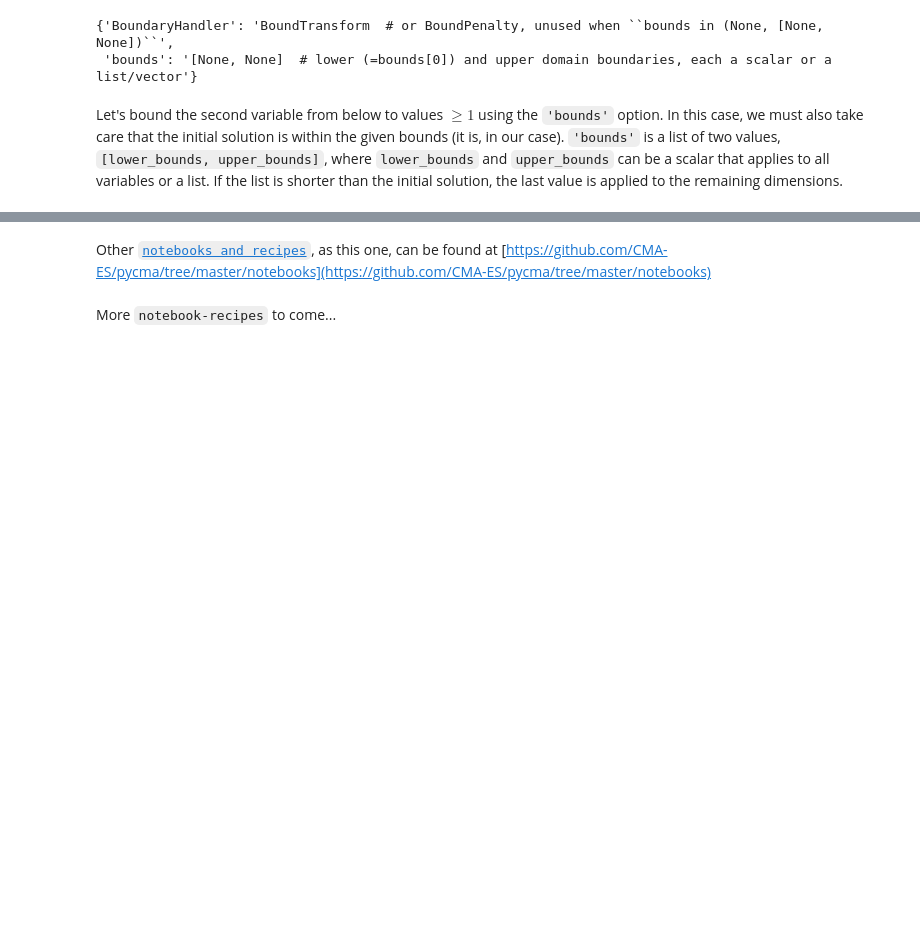
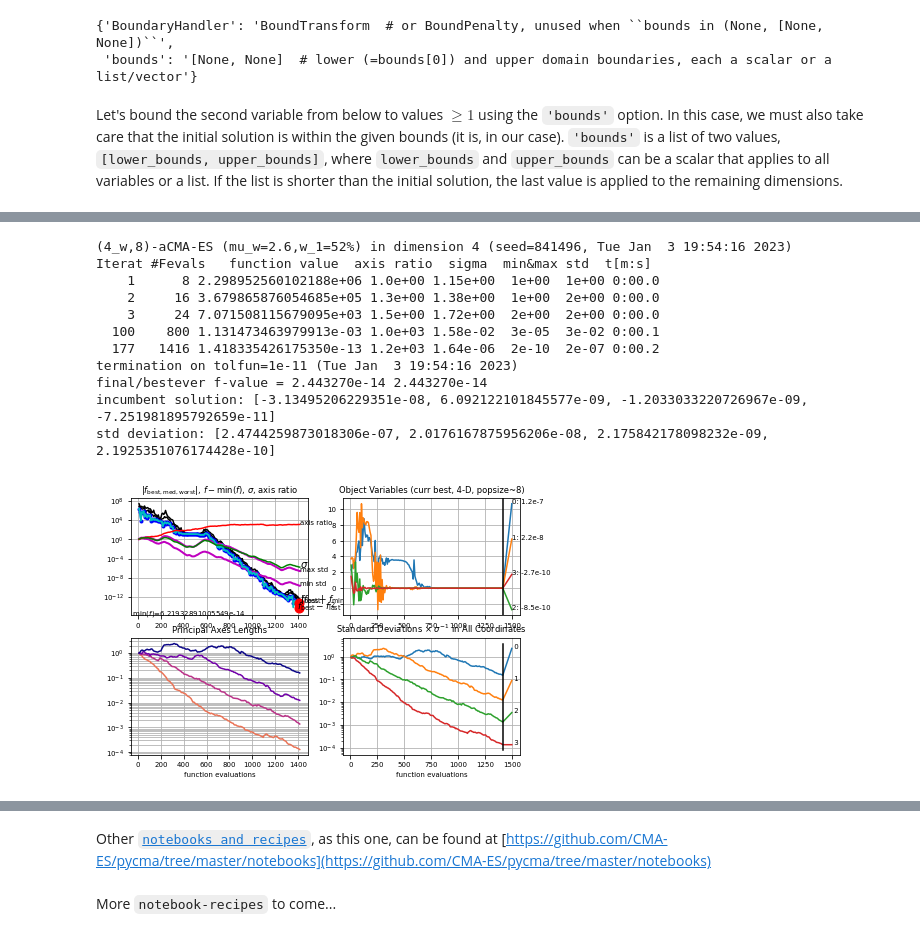
Before and after one commit to CMA-ES/pycma, a Jupyter notebook: notebooks/notebook-usecases-basics.ipynb, the cells around one changed output, grey strips where cells are left out. Saved outputs shown, nothing was run; the diff lists cells and outputs as text; code cells hidden in the pictures; blank space fills up the shorter version.

```diff
--- a/notebooks/notebook-usecases-basics.ipynb
+++ b/notebooks/notebook-usecases-basics.ipynb
@@ -97,0 +153,17 @@ es.plot(xsemilog=True, x_opt=[0, 1] + (len(x0) - 2) * [0]);
+# %%
+xopt, es = cma.fmin2(fun, x0, sigma0,
+                     {'AdaptSigma': cma.sigma_adaptation.CMAAdaptSigmaTPA})
+cma.plot();
+# %% [output]
+(4_w,8)-aCMA-ES (mu_w=2.6,w_1=52%) in dimension 4 (seed=841496, Tue Jan  3 19:54:16 2023)
+Iterat #Fevals   function value  axis ratio  sigma  min&max std  t[m:s]
+    1      8 2.298952560102188e+06 1.0e+00 1.15e+00  1e+00  1e+00 0:00.0
+    2     16 3.679865876054685e+05 1.3e+00 1.38e+00  1e+00  2e+00 0:00.0
+    3     24 7.071508115679095e+03 1.5e+00 1.72e+00  2e+00  2e+00 0:00.0
+  100    800 1.131473463979913e-03 1.0e+03 1.58e-02  3e-05  3e-02 0:00.1
+  177   1416 1.418335426175350e-13 1.2e+03 1.64e-06  2e-10  2e-07 0:00.2
+termination on tolfun=1e-11 (Tue Jan  3 19:54:16 2023)
+final/bestever f-value = 2.443270e-14 2.443270e-14
+incumbent solution: [-3.13495206229351e-08, 6.092122101845577e-09, -1.2033033220726967e-09, -7.251981895792659e-11]
+std deviation: [2.4744259873018306e-07, 2.0176167875956206e-08, 2.175842178098232e-09, 2.1925351076174428e-10]
+[figure, added]
```
Also changed, not shown: parts of 27 cells of this notebook.
